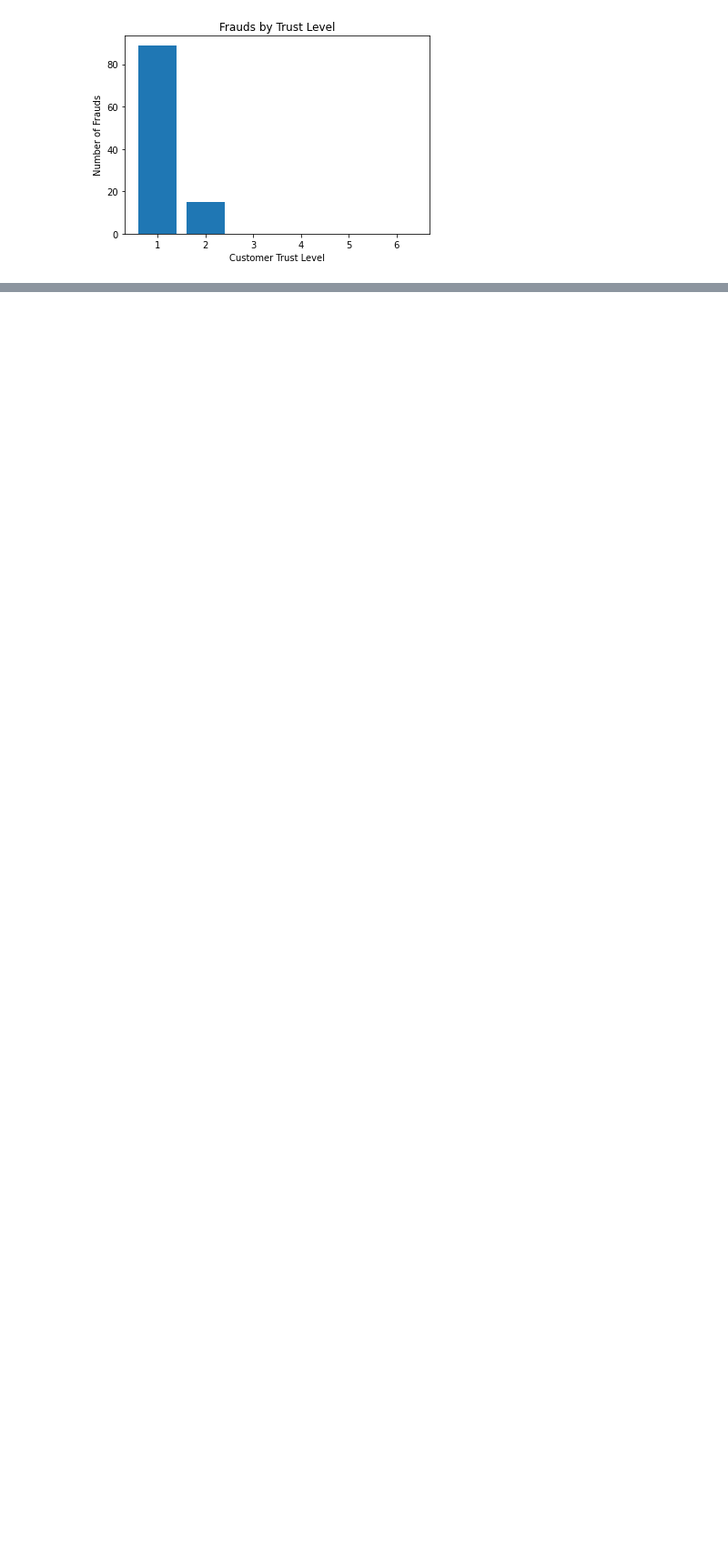
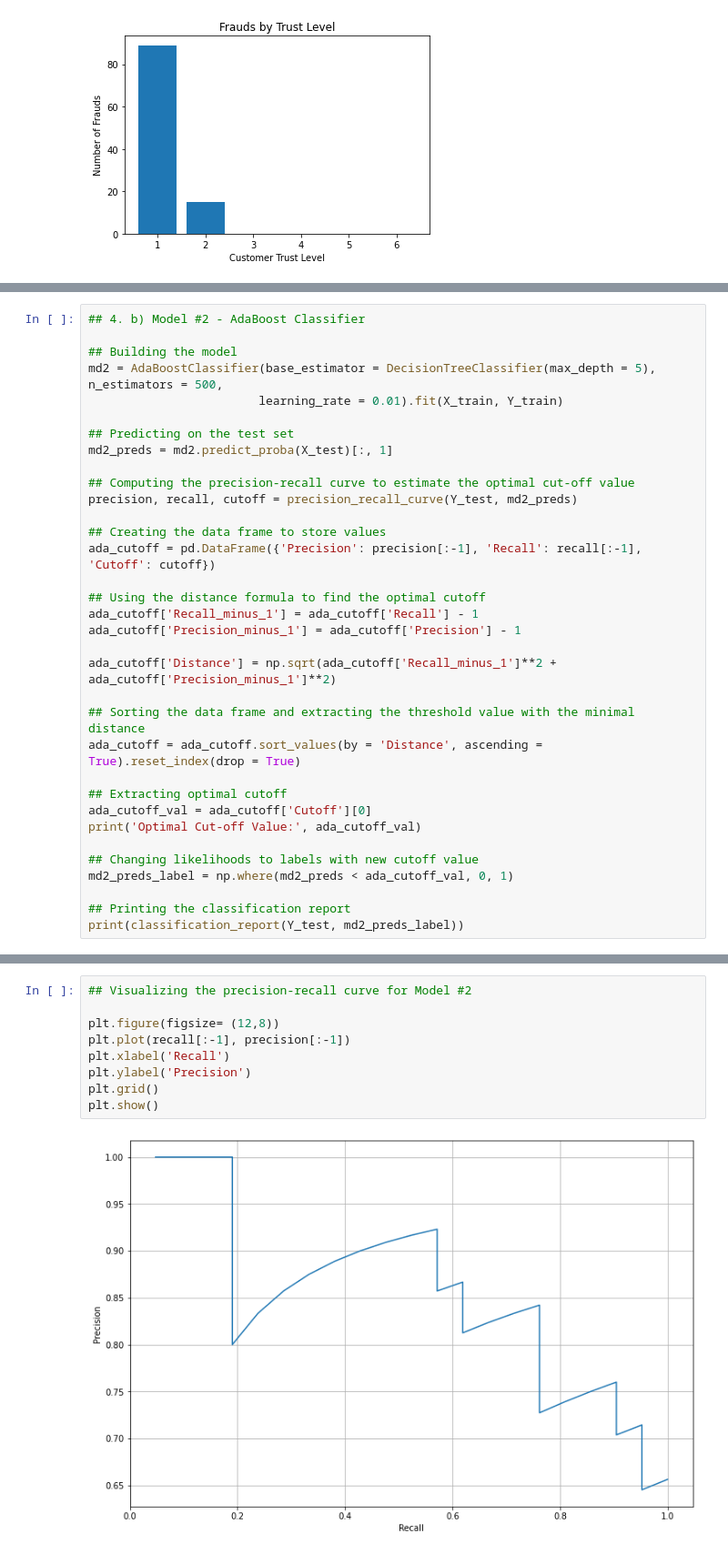
Before and after one commit to Evan-Callaghan/DATA-448-Predictive-Analytics, a Jupyter notebook: Homework Assignments/Homework Assignment 1.ipynb, the cells around one changed output, grey strips where cells are left out. Shown at 91% size. Saved outputs shown, nothing was run; the diff lists cells and outputs as text; blank space fills up the shorter version.

```diff
--- a/Homework Assignments/Homework Assignment 1.ipynb
+++ b/Homework Assignments/Homework Assignment 1.ipynb
@@ -106,0 +211,34 @@ plt.show()
+# %%
+## 4. b) Model #2 - AdaBoost Classifier
+
+## Building the model
+md2 = AdaBoostClassifier(base_estimator = DecisionTreeClassifier(max_depth = 5), n_estimators = 500,
+                        learning_rate = 0.01).fit(X_train, Y_train)
+
+## Predicting on the test set
+md2_preds = md2.predict_proba(X_test)[:, 1]
+
+## Computing the precision-recall curve to estimate the optimal cut-off value
+precision, recall, cutoff = precision_recall_curve(Y_test, md2_preds)
+
+## Creating the data frame to store values
+ada_cutoff = pd.DataFrame({'Precision': precision[:-1], 'Recall': recall[:-1], 'Cutoff': cutoff})
+
+## Using the distance formula to find the optimal cutoff
+ada_cutoff['Recall_minus_1'] = ada_cutoff['Recall'] - 1
+ada_cutoff['Precision_minus_1'] = ada_cutoff['Precision'] - 1
+
+ada_cutoff['Distance'] = np.sqrt(ada_cutoff['Recall_minus_1']**2 + ada_cutoff['Precision_minus_1']**2)
+
+## Sorting the data frame and extracting the threshold value with the minimal distance
+ada_cutoff = ada_cutoff.sort_values(by = 'Distance', ascending = True).reset_index(drop = True)
+
+## Extracting optimal cutoff
+ada_cutoff_val = ada_cutoff['Cutoff'][0]
+print('Optimal Cut-off Value:', ada_cutoff_val)
+
+## Changing likelihoods to labels with new cutoff value
+md2_preds_label = np.where(md2_preds < ada_cutoff_val, 0, 1)
+
+## Printing the classification report
+print(classification_report(Y_test, md2_preds_label))
@@ -106,0 +255,11 @@ plt.show()
+# %%
+## Visualizing the precision-recall curve for Model #2
+
+plt.figure(figsize= (12,8))
+plt.plot(recall[:-1], precision[:-1])
+plt.xlabel('Recall')
+plt.ylabel('Precision')
+plt.grid()
+plt.show()
+# %% [output]
+[figure, added]
```
Also changed, not shown: parts of 7 cells of this notebook.
